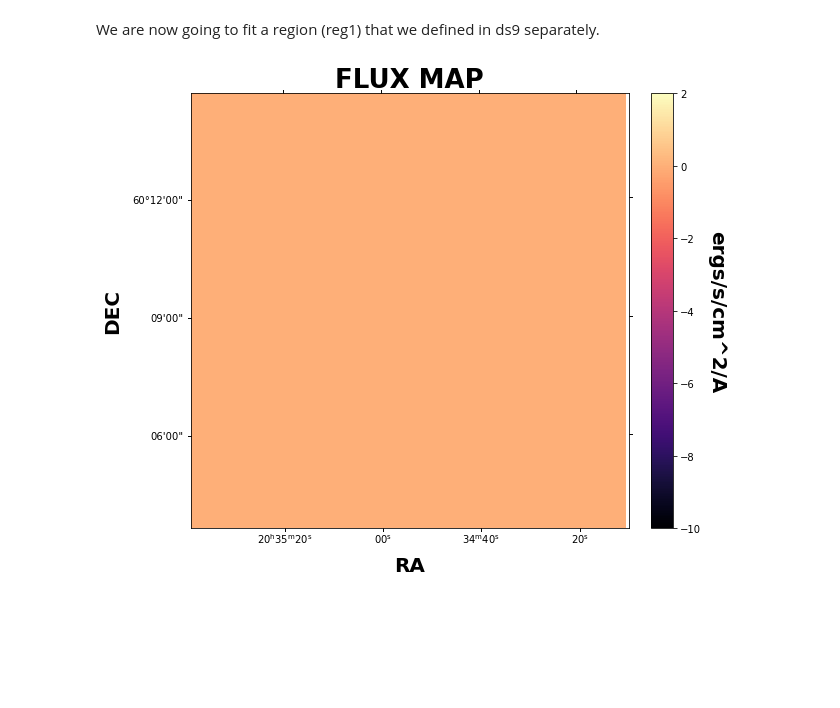
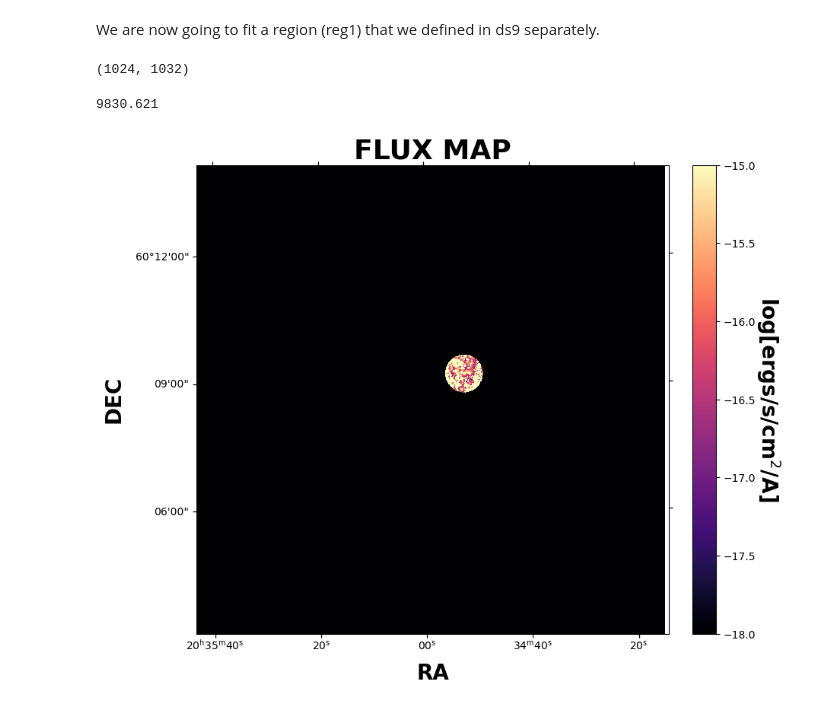
Before and after one commit to crhea93/LUCI, a Jupyter notebook: Examples/Fit-Single-Region.ipynb, the cells around one changed output. Saved outputs shown, nothing was run; the diff lists cells and outputs as text; code cells hidden in the pictures; blank space fills up the shorter version.

Commit message:
Fixed binning masks

```diff
--- a/Examples/Fit-Single-Region.ipynb
+++ b/Examples/Fit-Single-Region.ipynb
@@ -24,11 +23,11 @@ import keras
 #Set Parameters
 # Using Machine Learning Algorithm for Initial Guess
 Luci_path = '/home/carterrhea/Documents/LUCI/'
-cube_dir = '/home/carterrhea/Documents/LUCI_test'  # Path to data cube
+cube_dir = '/mnt/carterrhea/carterrhea/NGC6946/NGC6946_SN3'  # Path to data cube
 cube_name = 'NGC6946_SN3'  # don't add .hdf5 extension
 object_name = 'NGC6946'
 redshift = 0.000133
-resolution = 1000 # The actual resolution is 400, but we don't have machine learning algorithms for that resolution, so we use 1000
+resolution = 2000
 # %% [markdown]
 ### Create Luci object, extract background, and extract region to fit.
 # %%
@@ -58,14 +58,20 @@ plt.plot(bkg_axis, bkg_sky)
 # %% [markdown]
 We are now going to fit a region (reg1) that we defined in ds9 separately.
 # %%
-velocity_map, broadening_map, flux_map, chi2_map, mask = cube.fit_region(['Halpha', 'NII6548', 'NII6583', 'SII6716', 'SII6731'], 'gaussian',
+velocity_map, broadening_map, flux_map, chi2_map, mask = cube.fit_region(['Halpha', 'NII6548', 'NII6583', 'SII6716', 'SII6731'], 'sincgauss',
                                                                          [1,1,1,1,1], [1,1,1,1,1],
-                                                                         region=cube_dir+'/reg1.reg',
+                                                                         region=cube_dir+'/NGC6946_region1.reg', binning=2,
                                                                          bkg=bkg_sky, n_threads=1)
+# %% [output]
+(1024, 1032)
+# %%
+flux_map[:,:,0].max()
+# %% [output]
+9830.621
 # %%
-lplt.plot_map(np.log10(flux_map[:,:,0]), 'flux', cube_dir, cube.header, clims=[-10, 2])
+lplt.plot_map(flux_map[:,:,0], 'flux', cube_dir, cube.header, clims=[-18, -15])
 # %% [output]
-[figure, old version]
+[figure, new version]
 # %%
 lplt.plot_map(velocity_map[:,:,0], 'velocity', cube_dir, cube.header, clims=[-200, 200])
 # %% [output]
```
Also changed, not shown: parts of 5 cells of this notebook, 4 other files.
